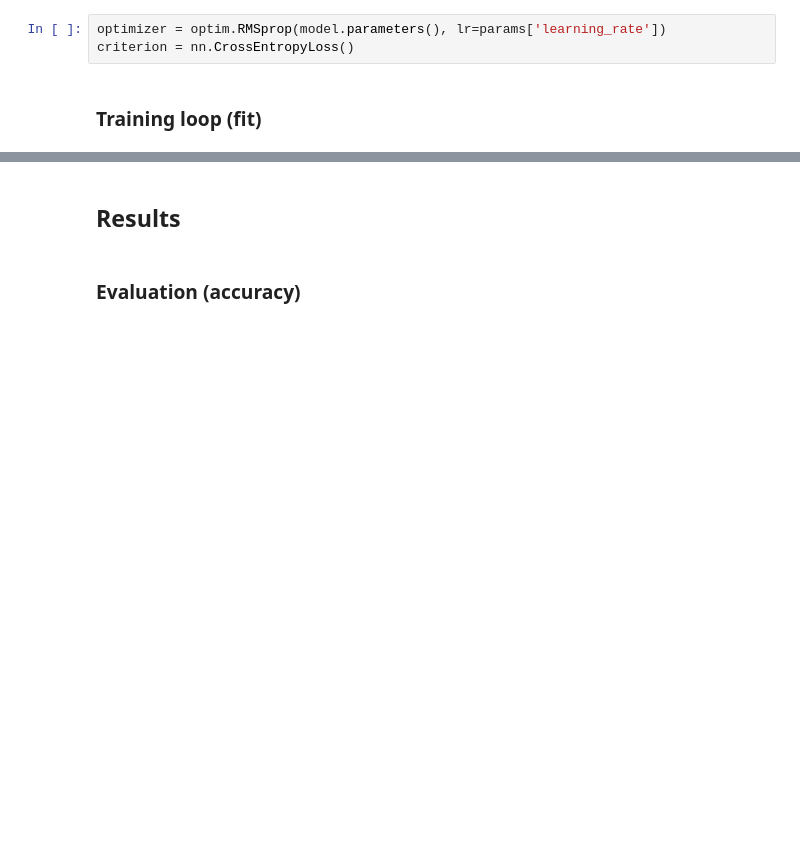
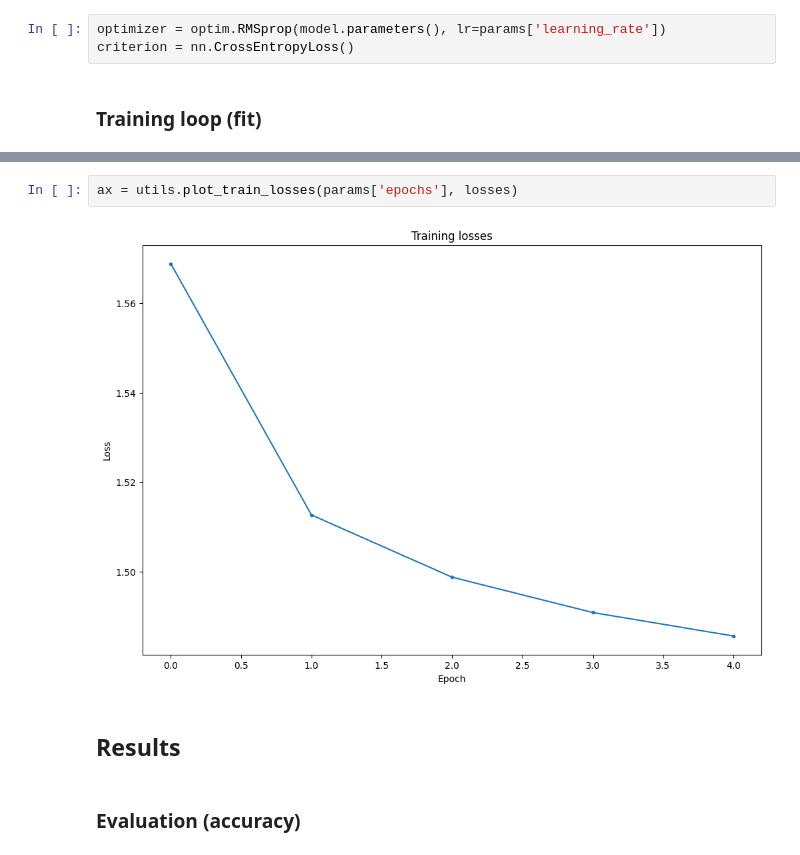
Before and after one commit to camiloakv/deep_dish, a Jupyter notebook: mnist_pytorch.ipynb, the cells around one changed output, grey strips where cells are left out. Cells and saved outputs as stored; diff of their text form; blank space fills up the shorter version.

```diff
--- a/mnist_pytorch.ipynb
+++ b/mnist_pytorch.ipynb
@@ -153,3 +168,7 @@ Epoch 5/5: Loss was 1.4849309227359828
+# %%
+ax = utils.plot_train_losses(params['epochs'], losses)
+# %% [output]
+[figure, added]
 # %% [markdown]
 ## Results
 # %% [markdown]
```
Also changed, not shown: parts of 4 cells of this notebook, 4 other files.
